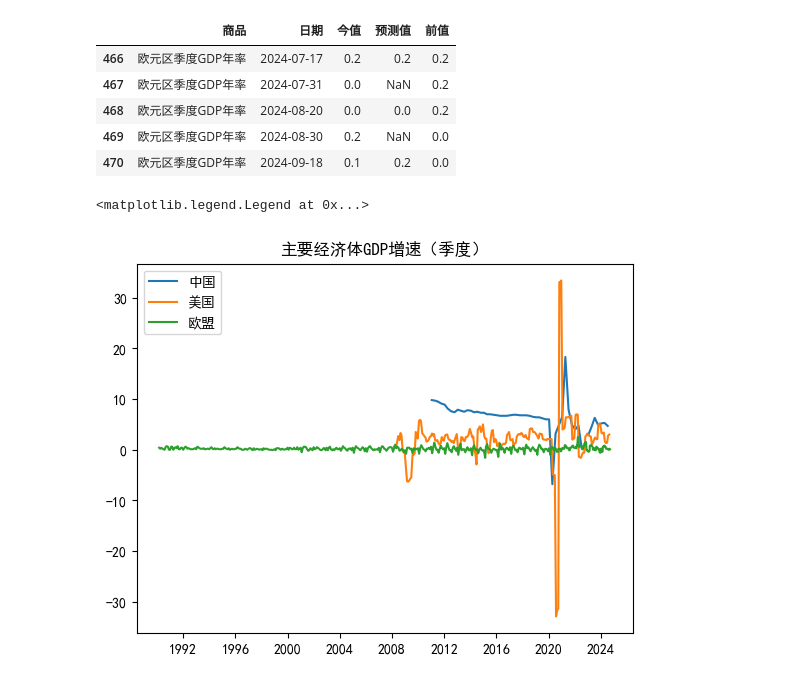
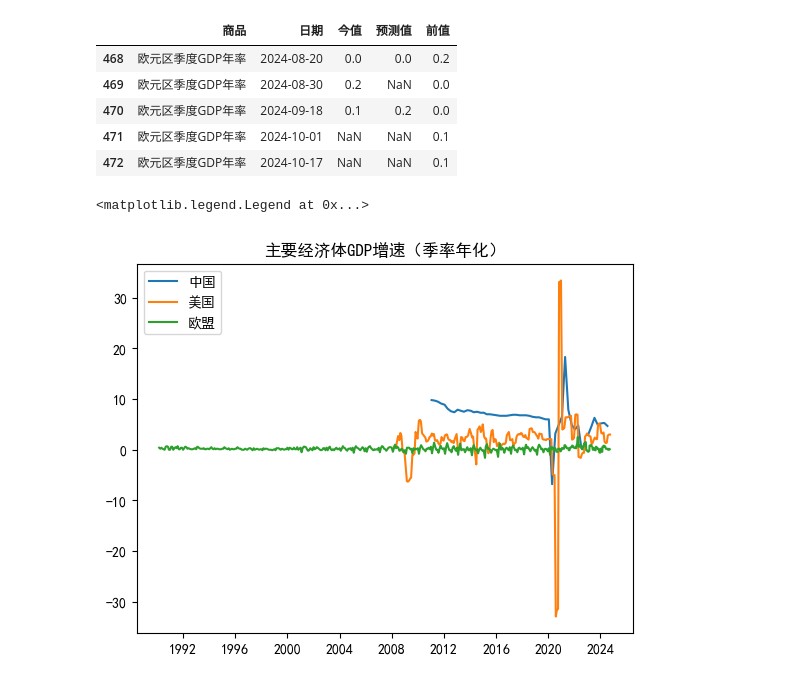
Before and after one commit to kampfer/various-data, a Jupyter notebook: src/researches/jupyter/gdp.ipynb, the cells around one changed output. Saved outputs shown, nothing was run; the diff lists cells and outputs as text; code cells hidden in the pictures.

```diff
--- a/src/researches/jupyter/gdp.ipynb
+++ b/src/researches/jupyter/gdp.ipynb
@@ -28,0 +71,3 @@ useGDPDf.tail()
+# %%
+usaGDPDf = ak.macro_usa_gdp_monthly()
+usaGDPDf.tail()
@@ -29,38 +81,20 @@ useGDPDf.tail()
 # %%
+euGDPDf = ak.macro_euro_gdp_yoy()
 euGDPDf.tail()
 # %% [output]
 |  | 商品 | 日期 | 今值 | 预测值 | 前值 |
-| 466 | 欧元区季度GDP年率 | 2024-07-17 | 0.2 | 0.2 | 0.2 |
-| 467 | 欧元区季度GDP年率 | 2024-07-31 | 0.0 | NaN | 0.2 |
 | 468 | 欧元区季度GDP年率 | 2024-08-20 | 0.0 | 0.0 | 0.2 |
 | 469 | 欧元区季度GDP年率 | 2024-08-30 | 0.2 | NaN | 0.0 |
 | 470 | 欧元区季度GDP年率 | 2024-09-18 | 0.1 | 0.2 | 0.0 |
+| 471 | 欧元区季度GDP年率 | 2024-10-01 | NaN | NaN | 0.1 |
+| 472 | 欧元区季度GDP年率 | 2024-10-17 | NaN | NaN | 0.1 |
 # %%
-import matplotlib.pyplot as plt
-
-# import matplotlib
-# matplotlib.matplotlib_fname() # 字体位置
-# matplotlib.get_cachedir() # 缓存目录位置
-
-# 修复中文方块
-# https://www.cnblogs.com/jsxzhub/p/17767234.html
-#
-# 1. 下载并安装字体
-# cd **/*/site-packages/matplotlib/mpl-data/fonts/ttf
-# wget http://129.204.205.246/downloads/SimHei.ttf
-# 2. 删除缓存
-# rm -rf
-
-# 指定支持中文的字体，例如SimHei或者Microsoft YaHei
-plt.rcParams['font.sans-serif'] = ['SimHei']
-plt.rcParams['axes.unicode_minus'] = False  # 解决负号显示问题
-
 plt.title('主要经济体GDP增速（季率年化）')
 plt.plot(chinaGDPDf['日期'], chinaGDPDf['今值'], label="中国")
-plt.plot(useGDPDf['日期'], useGDPDf['今值'], label="美国")
+plt.plot(usaGDPDf['日期'], usaGDPDf['今值'], label="美国")
 plt.plot(euGDPDf['日期'], euGDPDf['今值'], label="欧盟")
 
 plt.legend()
 # %% [output]
 <matplotlib.legend.Legend at 0x...>
-[figure, old version]
+[figure, new version]
```
Also changed, not shown: parts of 20 cells of this notebook, 1 other file.
